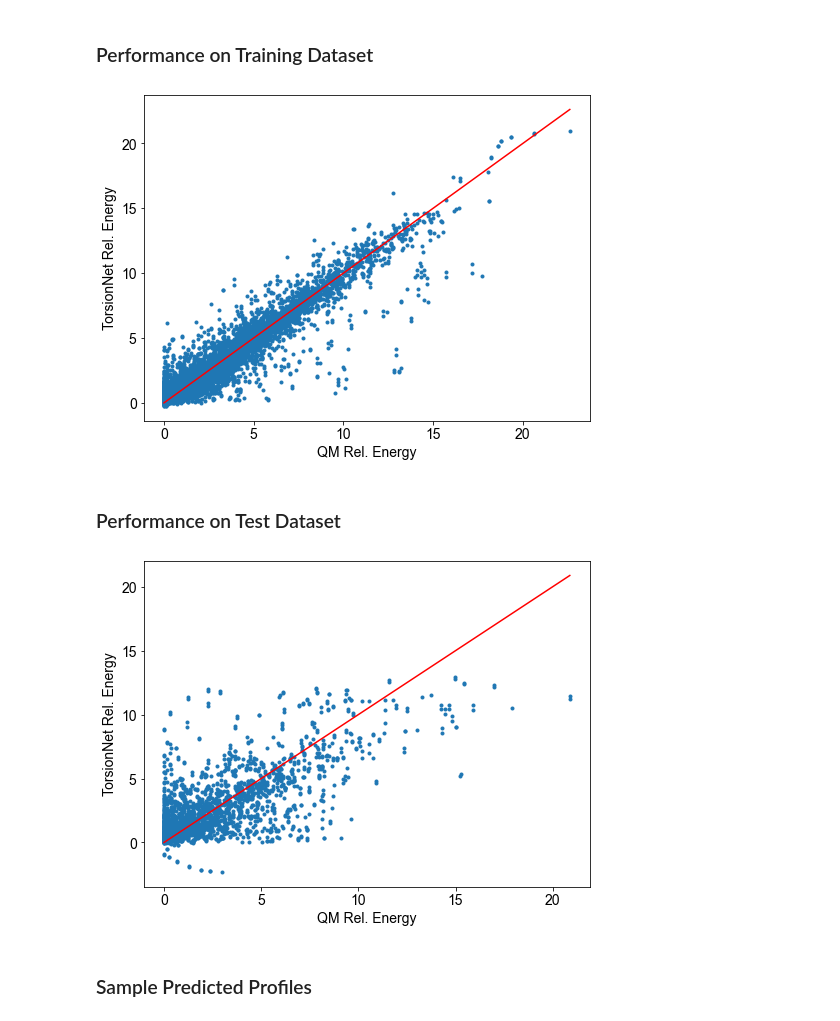
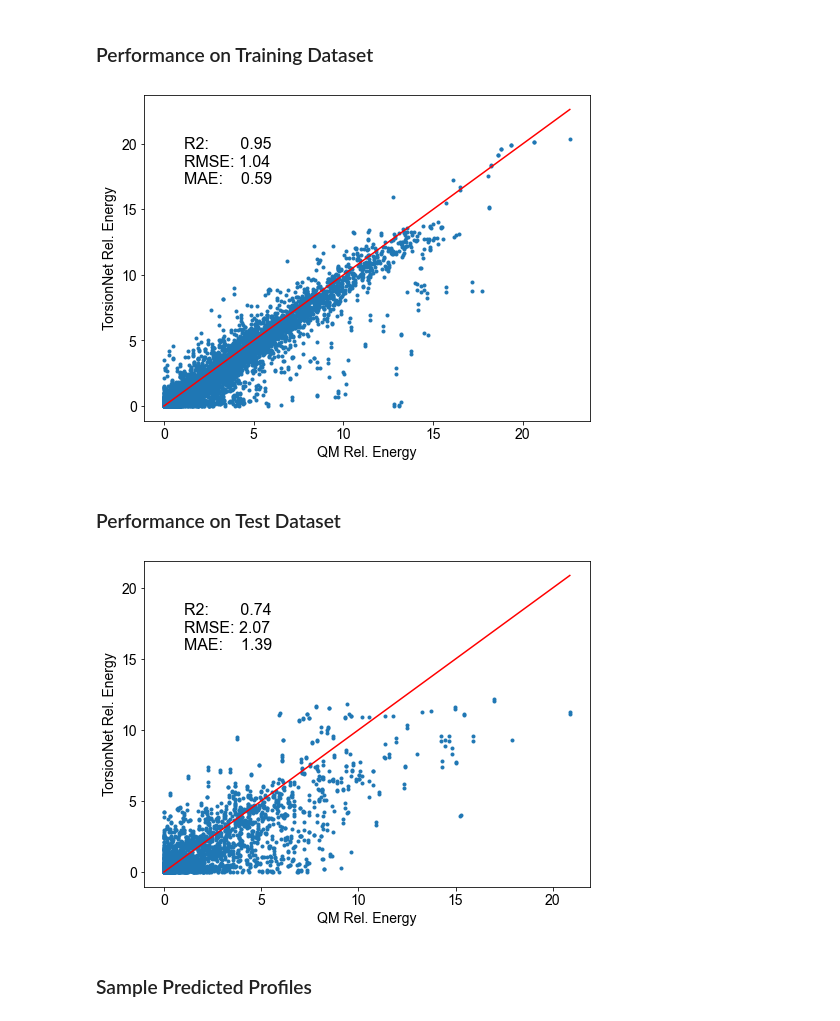
Before and after one commit to pfizer-opensource/TorsionNet, a Jupyter notebook: notebooks/03_TorsionNet_performance.ipynb, the cells around one changed output. Cells and saved outputs as stored; diff of their text form; code cells hidden in the pictures.

Commit message:
Add offset correction when measuring model performance

```diff
--- a/notebooks/03_TorsionNet_performance.ipynb
+++ b/notebooks/03_TorsionNet_performance.ipynb
@@ -76,7 +87,8 @@ ax1.plot(y_train, y_train_pred, '.')
 ax1.plot([0, ax_max], [0, ax_max], 'r-')
 ax1.set_xlabel("QM Rel. Energy")
 ax1.set_ylabel("TorsionNet Rel. Energy");
+ax1.text(0.05*ax_max, 0.75*ax_max, f'R2:       {r2:.2f}\nRMSE: {rmse:.2f}\nMAE:    {mae:.2f}', fontsize=16);
 # %% [output]
-[figure, old version]
+[figure, new version]
 # %% [markdown]
 ### Performance on Test Dataset
@@ -84,0 +95,7 @@ y_test_pred = model.predict(X_test).flatten()
+# %%
+y_test_pred = model.predict(X_test).flatten()
+
+# Offset correction
+y_test_pred = y_test_pred.reshape((-1, 24))
+y_test_pred -= np.expand_dims(y_test_pred.min(axis=1), axis=1)
+y_test_pred = y_test_pred.flatten()
@@ -85,14 +106,15 @@ y_test_pred = model.predict(X_test).flatten()
 # %%
 ax_max = max(y_test.max(), y_test_pred.max())
 
 fig = plt.figure(figsize=(8,6))
 ax1 = fig.add_subplot(111)
 ax1.plot(y_test, y_test_pred, '.')
 ax1.plot([0, ax_max], [0, ax_max], 'r-')
 ax1.set_xlabel("QM Rel. Energy")
 ax1.set_ylabel("TorsionNet Rel. Energy");
+ax1.text(0.05*ax_max, 0.75*ax_max, f'R2:       {r2:.2f}\nRMSE: {rmse:.2f}\nMAE:    {mae:.2f}', fontsize=16);
 # %% [output]
-[figure, old version]
+[figure, new version]
 # %% [markdown]
 ### Sample Predicted Profiles
 # %%
```
Also changed, not shown: parts of 7 cells of this notebook.
